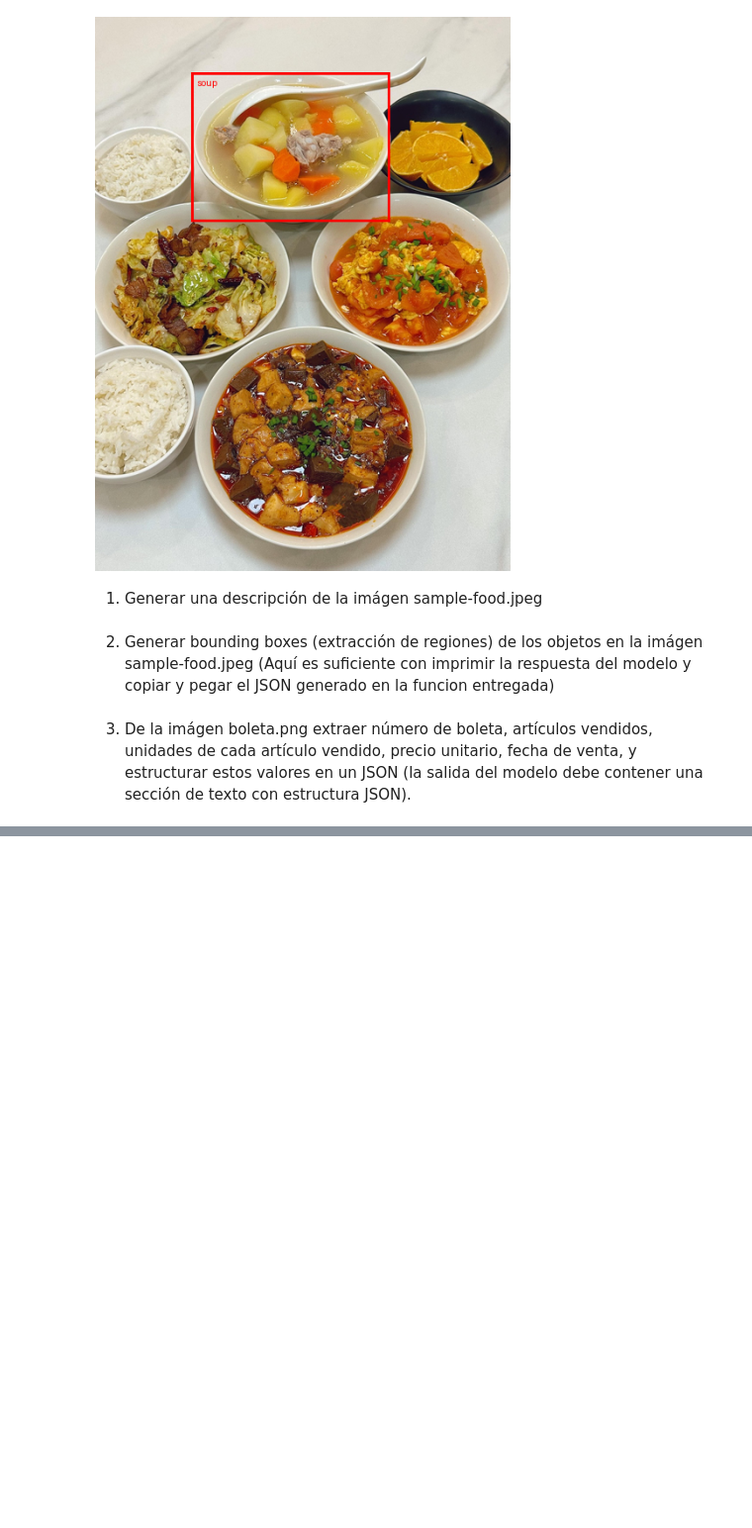
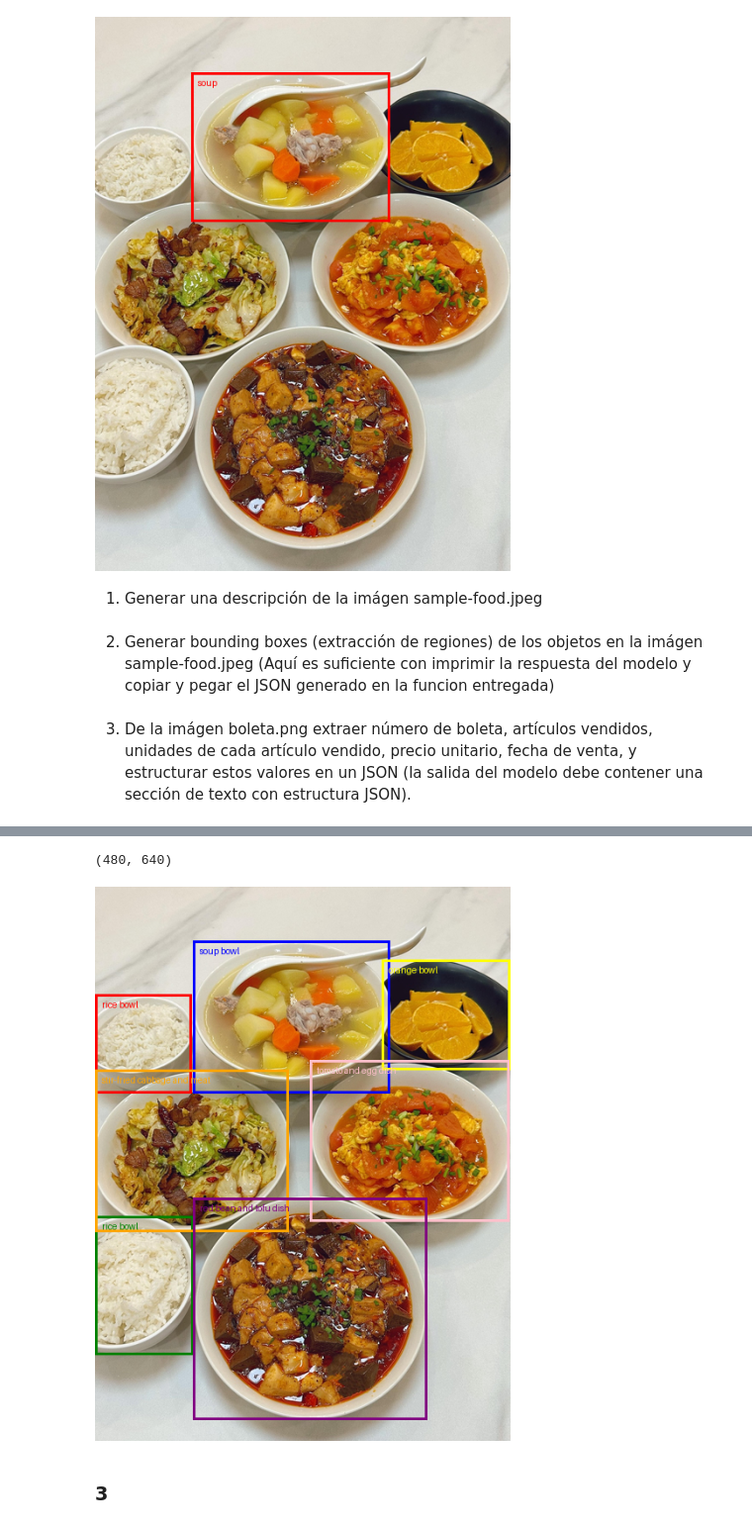
Before and after one commit to JavierRojas14/diplomado-ia, a Jupyter notebook: curso-3/semana-5/clase-2/DiplomadoRazonamientoV19.ipynb, the cells around one changed output, grey strips where cells are left out. Shown at 99% size. Cells and saved outputs as stored; diff of their text form; code cells hidden in the pictures; blank space fills up the shorter version.

````diff
--- a/curso-3/semana-5/clase-2/DiplomadoRazonamientoV19.ipynb
+++ b/curso-3/semana-5/clase-2/DiplomadoRazonamientoV19.ipynb
@@ -1620,0 +1727,24 @@ image
+# %%
+boxes_text = """```json
+[
+	{"bbox_2d": [0, 194, 233, 373], "label": "rice bowl"},
+	{"bbox_2d": [0, 594, 237, 845], "label": "rice bowl"},
+	{"bbox_2d": [237, 97, 710, 373], "label": "soup bowl"},
+	{"bbox_2d": [690, 132, 998, 331], "label": "orange bowl"},
+	{"bbox_2d": [1, 330, 465, 622], "label": "stir-fried cabbage and meat"},
+	{"bbox_2d": [517, 313, 996, 604], "label": "tomato and egg dish"},
+	{"bbox_2d": [237, 562, 798, 961], "label": "red bean and tofu dish"}
+]
+```
+"""
+
+image = Image.open("sample-food.jpeg")
+image.thumbnail([640,640], Image.Resampling.LANCZOS)
+plot_bounding_boxes(image, json.loads(parse_json(boxes_text)))
+
+image
+# %% [output]
+(480, 640)
+[figure, added]
+# %% [markdown]
+### 3
````
Also changed, not shown: parts of 11 cells of this notebook.
